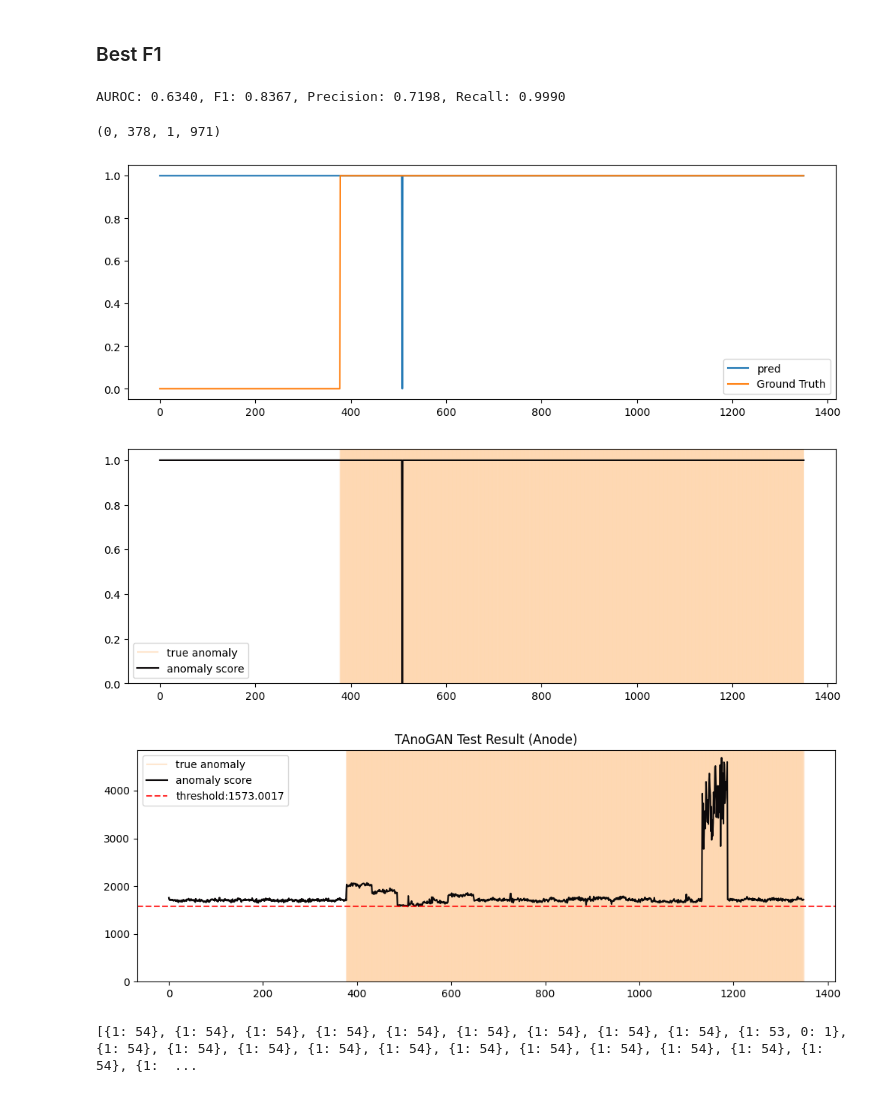
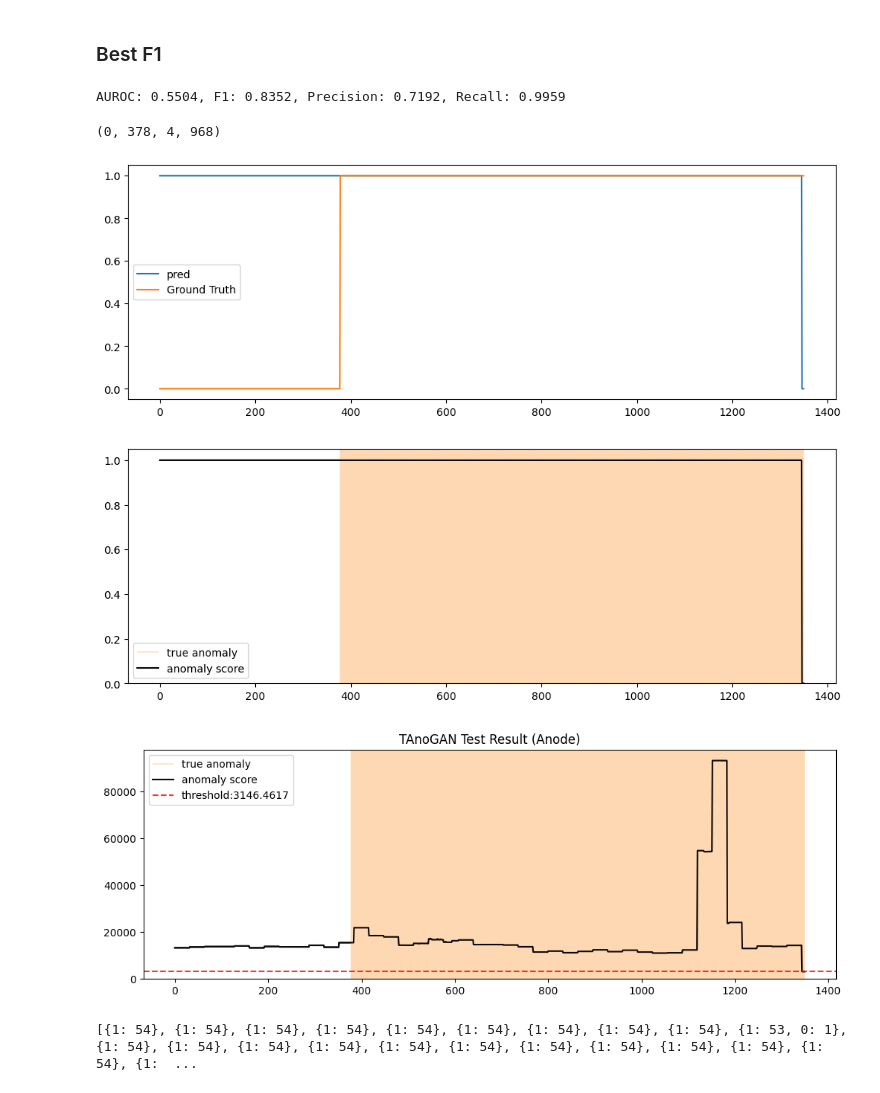
Before and after one commit to DSBA-Lab/Project_LG_Welding_AD, a Jupyter notebook: src/TAnoGAN_Anode.ipynb, the cells around one changed output. Saved outputs shown, nothing was run; the diff lists cells and outputs as text; code cells hidden in the pictures.

```diff
--- a/src/TAnoGAN_Anode.ipynb
+++ b/src/TAnoGAN_Anode.ipynb
@@ -270,7 +273,7 @@ def bp_search(score, label, start, end=None, step_num=1, display_freq=1, K=0, ve
             print("cur thr: ", threshold, target, m, m_t)
     return m, m_t
 # %%
-result = pd.read_csv('./Test_AD_results_Anode.csv')
+result = pd.read_csv('./Test_AD_results_endtoend.csv')
 # %%
 anomaly_score = result['score']
 ground_truth = result['true_label']
@@ -290,14 +293,14 @@ ground_truth = result['true_label']
 
 print(f'AUROC: {AUROC:.4f}, F1: {f1:.4f}, Precision: {precision:.4f}, Recall: {recall:.4f}')
 # %% [output]
-AUROC: 0.6340, F1: 0.8367, Precision: 0.7198, Recall: 0.9990
+AUROC: 0.5504, F1: 0.8352, Precision: 0.7192, Recall: 0.9959
 # %%
 pred = (anomaly_score>threshold).astype(int)
 
 tn, fp, fn, tp = confusion_matrix(ground_truth, pred).ravel()
 (tn, fp, fn, tp)
 # %% [output]
-(0, 378, 1, 971)
+(0, 378, 4, 968)
 # %%
 fig = plt.figure(figsize=(12, 4))
 plt.plot(pred, label='pred')
@@ -305,18 +308,18 @@ plt.plot(ground_truth, label='Ground Truth')
 plt.legend()
 plt.show()
 # %% [output]
-[figure, old version]
+[figure, new version]
 # %%
 check_graph(pred, np.array(ground_truth))
 plt.show()
 # %% [output]
-[figure, old version]
+[figure, new version]
 # %%
-check_graph(anomaly_score, ground_truth,1,threshold)
+check_graph(np.array(anomaly_score), ground_truth,1,threshold)
 plt.title('TAnoGAN Test Result (Anode)')
 plt.show()
 # %% [output]
-[figure, old version]
+[figure, new version]
 # %%
 bead_counter = []
 for i in range(len(pred)//54):
```
Also changed, not shown: parts of 41 cells of this notebook, 51 other files.
